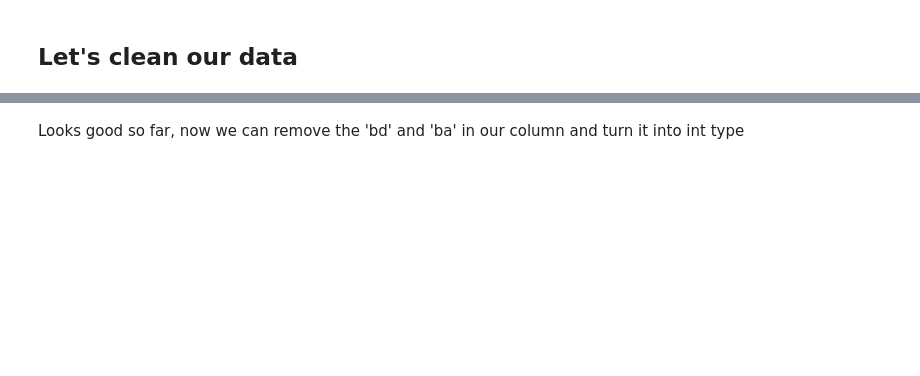
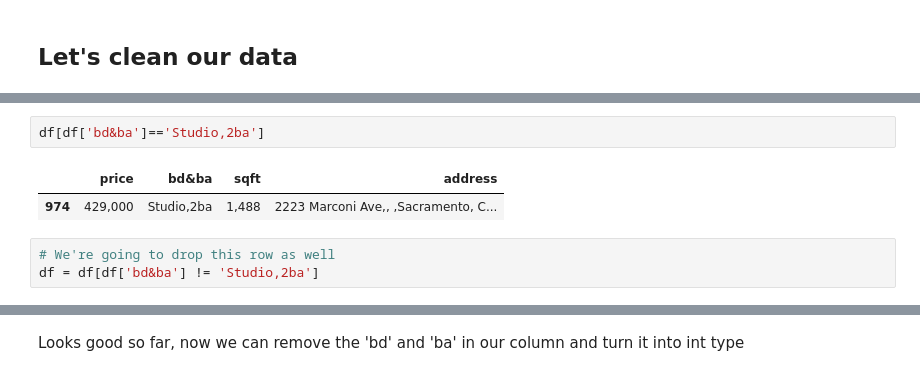
Before and after one commit to PlacidSerene/Housing-Analysis, a Jupyter notebook: House_Prediction.ipynb, the cells around one changed output, grey strips where cells are left out. Saved outputs shown, nothing was run; the diff lists cells and outputs as text; blank space fills up the shorter version.

```diff
--- a/House_Prediction.ipynb
+++ b/House_Prediction.ipynb
@@ -14,0 +73,8 @@ df.head()
+# %%
+df[df['bd&ba']=='Studio,2ba']
+# %% [output]
+|  | price | bd&ba | sqft | address |
+| 974 | 429,000 | Studio,2ba | 1,488 | 2223 Marconi Ave,, ,Sacramento, C... |
+# %%
+# We're going to drop this row as well
+df = df[df['bd&ba'] != 'Studio,2ba']
```
Also changed, not shown: parts of 27 cells of this notebook, 7 other files.
